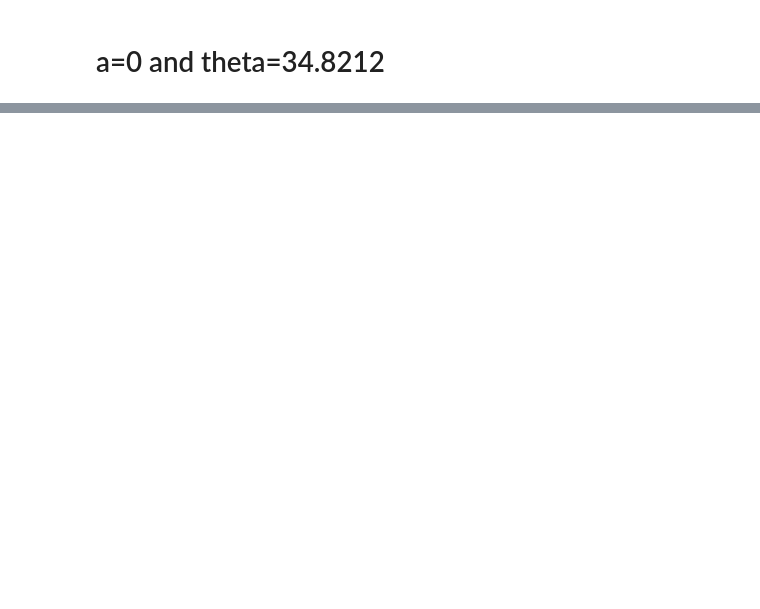
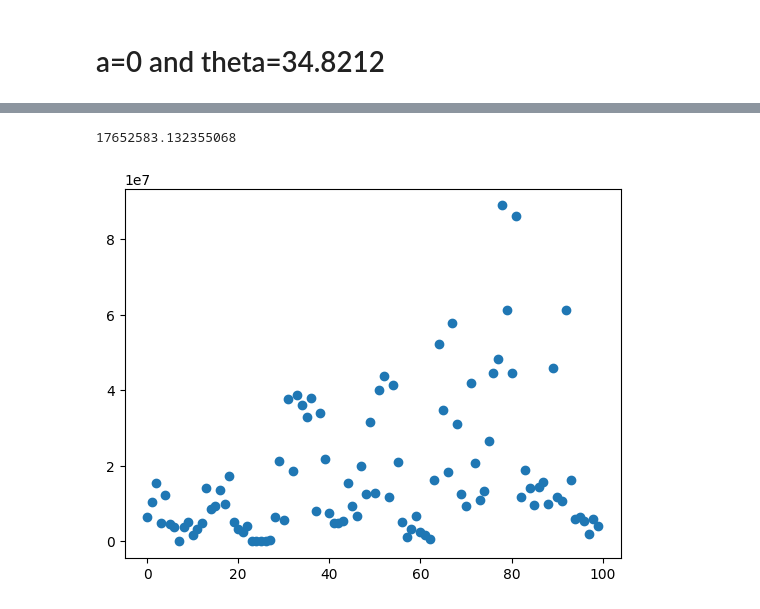
Before and after one commit to Huk-David/SpaDep_VCop, a Jupyter notebook: body/Diagnostics_JGNM.ipynb, the cells around one changed output, grey strips where cells are left out. Drawn from its saved outputs; the diff is of its cells as text; code cells hidden in the pictures; blank space fills up the shorter version.

```diff
--- a/body/Diagnostics_JGNM.ipynb
+++ b/body/Diagnostics_JGNM.ipynb
@@ -213,0 +374,27 @@ torch.Size([30, 100, 4087])
+# %%
+def Variogram_single_day(observations_y,simulations_Y,distance_matrix):
+
+    n = len(observations_y)
+    m = len(simulations_Y)
+    y = np.array(observations_y)
+    Y = np.array(simulations_Y)
+
+    # inverse distance matrix, for weights w_ij:
+    w_ij = np.nan_to_num( 1/distance_matrix, copy=False, nan=0, posinf=0, neginf=0)
+
+    # |y_i - y_j| first part of Variogram
+    diff_y_y = euclidean_distances(y.reshape(-1,1))
+
+    # |Y_k,i - Y_k,j| second part of Variogram
+    diff_Y_Y = np.mean(np.abs(np.tile(Y,n).reshape(m,n*n)-np.repeat(Y,n).reshape(m,n*n)),axis=0).reshape(n,n)
+
+    Variogram = np.multiply(
+        w_ij,
+        np.power(
+            diff_y_y - diff_Y_Y
+        ,2)
+    )
+
+    return np.sum(Variogram)
+
+dist_mat = distance_matrix(np.matrix([[GNM_landonly[loc][5][0],GNM_landonly[loc][5][1]] for loc in range(len(GNM_landonly))]),np.matrix([[GNM_landonly[loc][5][0],GNM_landonly[loc][5][1]] for loc in range(len(GNM_landonly))]))
@@ -213,0 +411,13 @@ torch.Size([30, 100, 4087])
+# %%
+Variogram_diagnostic = []
+for i,d in tqdm(enumerate(range(100))):
+    Variogram_diagnostic.append(Variogram_single_day(tt([GNM_landonly[l][3][d] for l in range(len(GNM_landonly))]),
+                     tt([GNM_landonly[l][3][d+3] for l in range(len(GNM_landonly))]).unsqueeze(0),
+                     dist_mat
+                     ) )
+
+plt.scatter(range(len(Variogram_diagnostic)),Variogram_diagnostic)
+print(np.mean(Variogram_diagnostic))
+# %% [output]
+17652583.132355068
+[figure, added]
```
Also changed, not shown: parts of 17 cells of this notebook.
